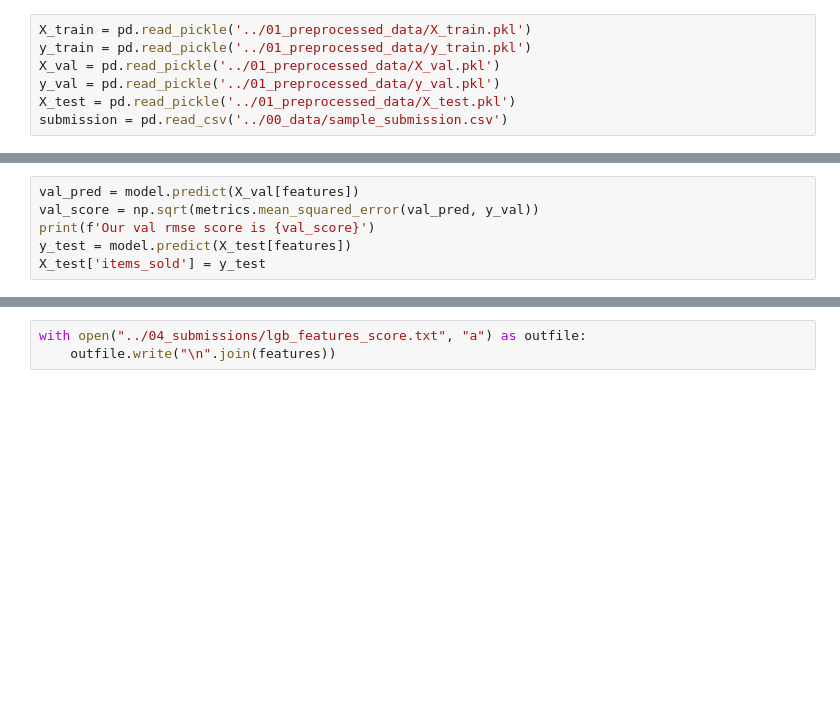
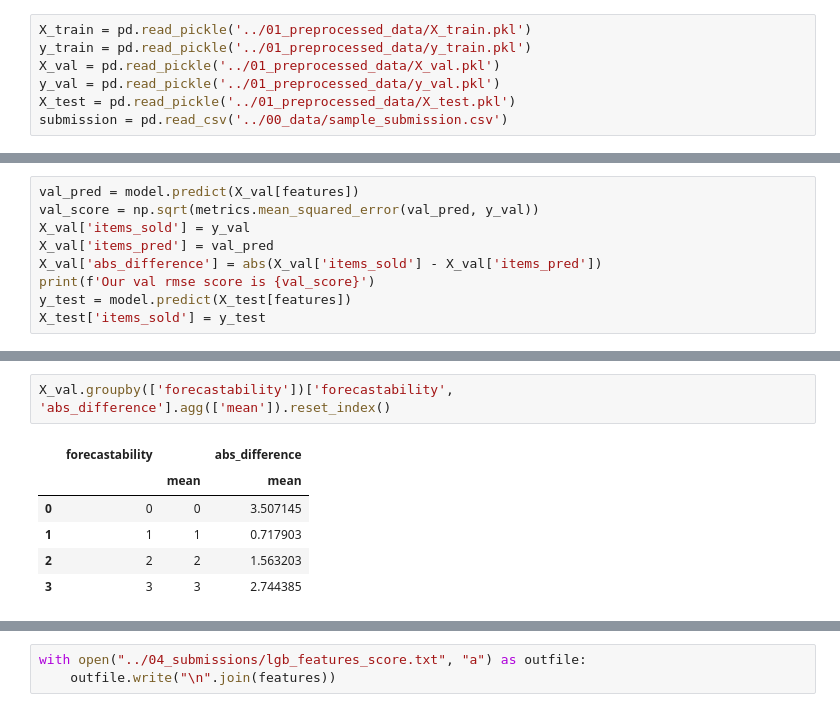
Before and after one commit to omoreva/kaggle_m5, a Jupyter notebook: 03_lightGBM.ipynb, the cells around one changed output, grey strips where cells are left out. Cells and saved outputs as stored; diff of their text form; blank space fills up the shorter version.

```diff
--- a/03_lightGBM.ipynb
+++ b/03_lightGBM.ipynb
@@ -106,6 +80,9 @@ Early stopping, best iteration is:
 # %%
 val_pred = model.predict(X_val[features])
 val_score = np.sqrt(metrics.mean_squared_error(val_pred, y_val))
+X_val['items_sold'] = y_val
+X_val['items_pred'] = val_pred
+X_val['abs_difference'] = abs(X_val['items_sold'] - X_val['items_pred'])
 print(f'Our val rmse score is {val_score}')
 y_test = model.predict(X_test[features])
 X_test['items_sold'] = y_test
@@ -158,0 +91,9 @@ X_test
+# %%
+X_val.groupby(['forecastability'])['forecastability', 'abs_difference'].agg(['mean']).reset_index()
+# %% [output]
+|  | forecastability |  | abs_difference |
+|  |  | mean | mean |
+| 0 | 0 | 0 | 3.507145 |
+| 1 | 1 | 1 | 0.717903 |
+| 2 | 2 | 2 | 1.563203 |
+| 3 | 3 | 3 | 2.744385 |
```
Also changed, not shown: parts of 28 cells of this notebook, 2 other files.
